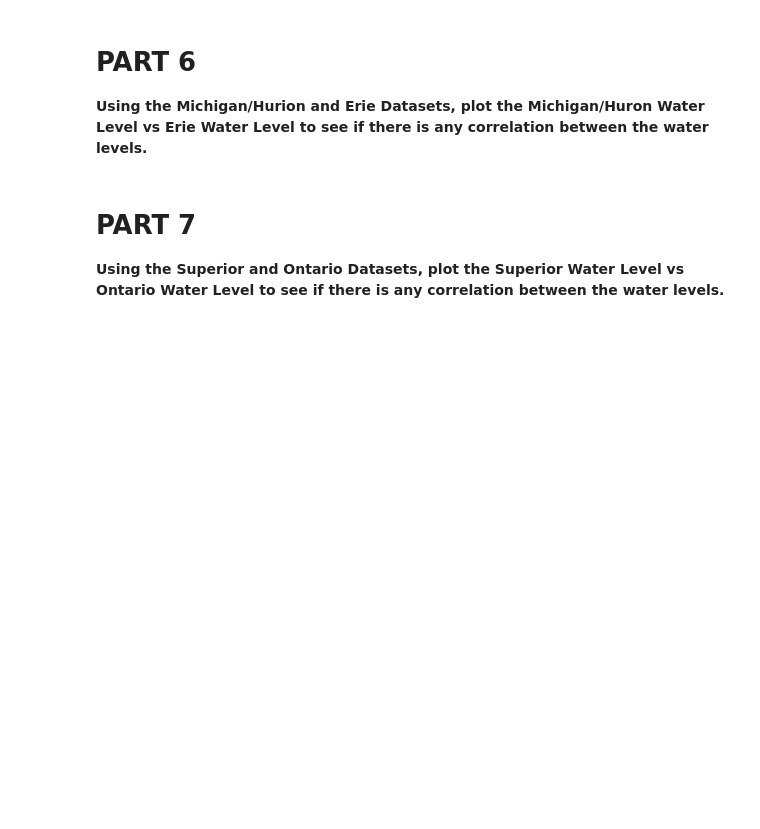
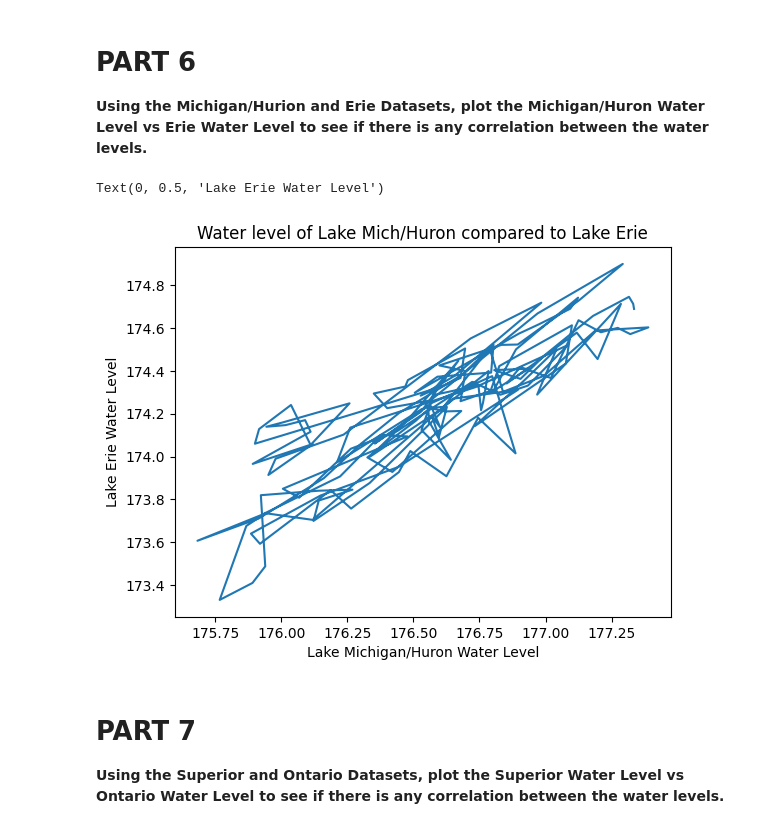
Before and after one commit to schul787/CMSE202_Git_Started, a Jupyter notebook: Great_Lakes_and_Grand_River.ipynb, the cells around one changed output. Cells and saved outputs as stored; diff of their text form; code cells hidden in the pictures; blank space fills up the shorter version.

```diff
--- a/Great_Lakes_and_Grand_River.ipynb
+++ b/Great_Lakes_and_Grand_River.ipynb
@@ -90,6 +93,15 @@ Text(0, 0.5, 'Year')
 **Using the Michigan/Hurion and Erie Datasets, plot the Michigan/Huron Water Level vs Erie Water Level to see if there is any correlation between the water levels.**
 # %%
 # Insert Code Here
+erie = pd.read_csv('data/eri.csv')
+# %%
+plt.plot(mhu['AnnAvg'],erie['Unnamed: 1'])
+plt.title('Water level of Lake Mich/Huron compared to Lake Erie')
+plt.xlabel('Lake Michigan/Huron Water Level')
+plt.ylabel('Lake Erie Water Level')
+# %% [output]
+Text(0, 0.5, 'Lake Erie Water Level')
+[figure, added]
 # %% [markdown]
 # PART 7
 
```
Also changed, not shown: parts of 1 cell of this notebook.
